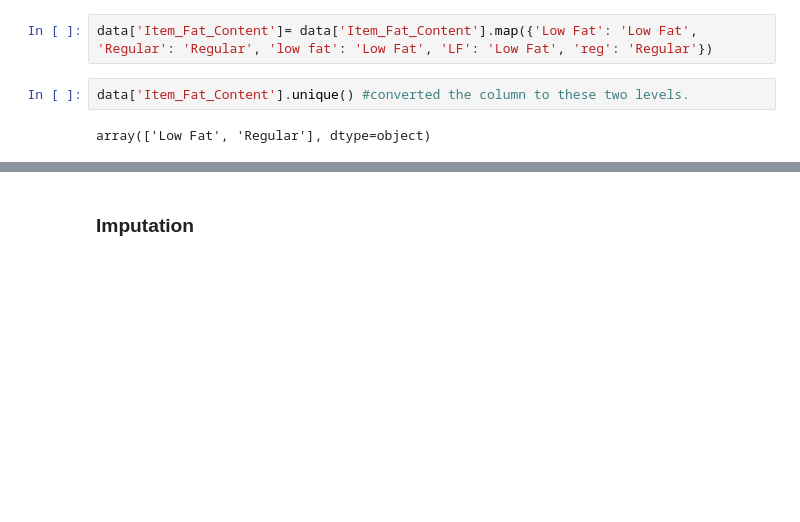
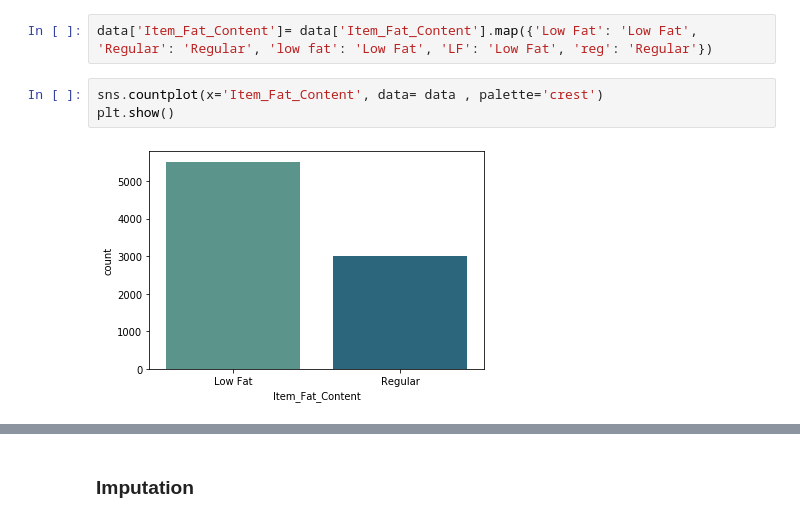
Before and after one commit to nithinpradeep38/store-sales-prediction, a Jupyter notebook: notebooks/EDA.ipynb, the cells around one changed output, grey strips where cells are left out. Drawn from its saved outputs; the diff is of its cells as text; blank space fills up the shorter version.

```diff
--- a/notebooks/EDA.ipynb
+++ b/notebooks/EDA.ipynb
@@ -244,7 +267,8 @@ So as a data pre-processing step, we can map this column to represent these thre
 data['Item_Identifier']= data['Item_Identifier'].apply(lambda x:x[0:2]).map({'FD': "Food", 'DR': 'Drinks', 'NC': 'Non Consumable'})
 # %%
 data['Item_Fat_Content']= data['Item_Fat_Content'].map({'Low Fat': 'Low Fat', 'Regular': 'Regular', 'low fat': 'Low Fat', 'LF': 'Low Fat', 'reg': 'Regular'})
-# %%
-data['Item_Fat_Content'].unique() #converted the column to these two levels.
-# %% [output]
-array(['Low Fat', 'Regular'], dtype=object)
+# %%
+sns.countplot(x='Item_Fat_Content', data= data , palette='crest')
+plt.show()
+# %% [output]
+[figure, added]
```
Also changed, not shown: parts of 50 cells of this notebook, 5 other files.
